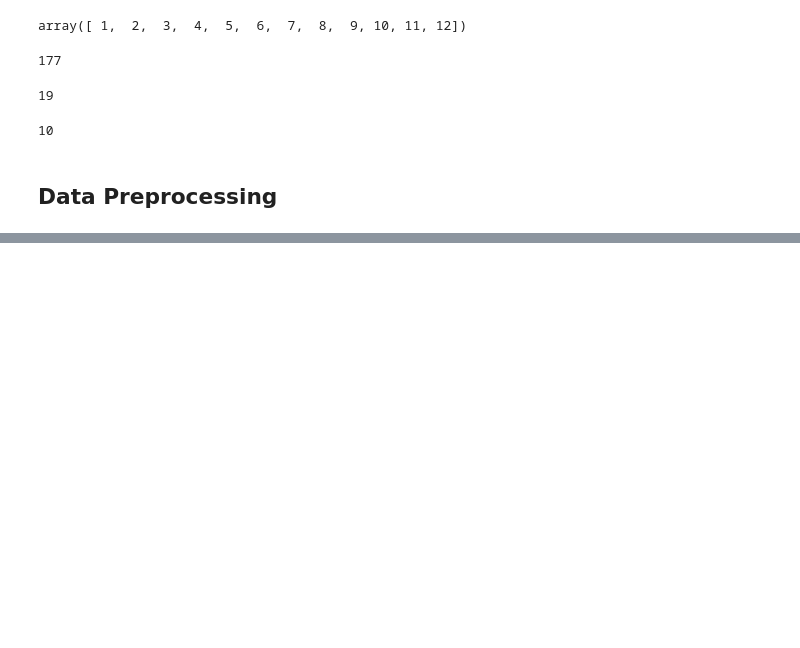
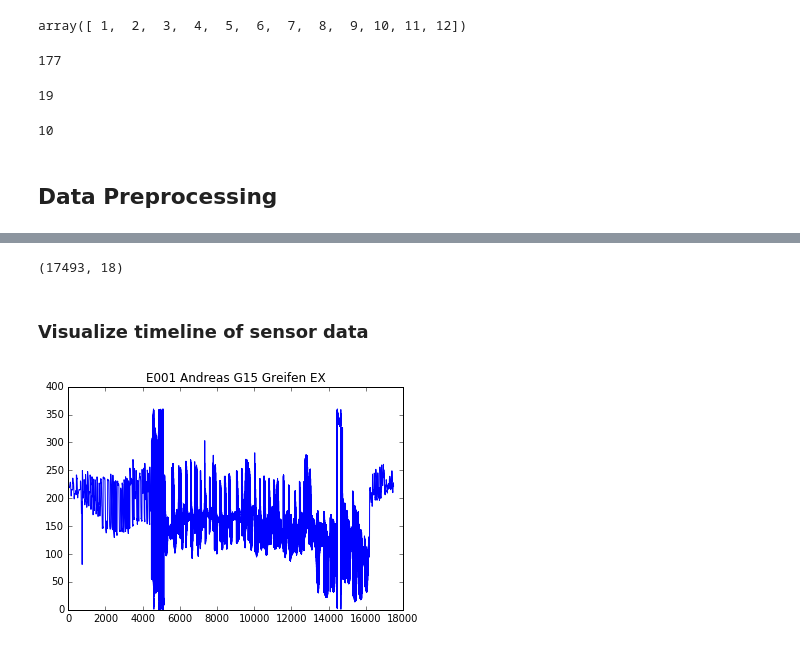
Before and after one commit to Make-O-Matic/MOM-Engine, a Jupyter notebook: data_preprocess.ipynb, the cells around one changed output, grey strips where cells are left out. Saved outputs shown, nothing was run; the diff lists cells and outputs as text; code cells hidden in the pictures; blank space fills up the shorter version.

Commit message:
data query + first time series plot

```diff
--- a/data_preprocess.ipynb
+++ b/data_preprocess.ipynb
@@ -142,0 +157,12 @@ len(data['Host-ID'].unique())
+# %%
+# remove rows that are not needed:
+# all where Gesture-ID is NaN  (implies 'Mutation/HandIsActive' == False and Host is NaN)
+
+data.dropna(axis=0, subset=['Gesture-ID'], inplace=True)
+# %%
+# remove columns that we don#t need
+# to be ignored as communicated by MOM
+cols_to_remove = ['Trainset-ID','USERINPUT', 'HANDINGLOVE', 'Observer-ID','Collector-ID','Host/Spot-ID','RFID-ID',
+                 ' Mutation/HandIsActive']
+#TODO check Host/Spot-ID, Mutation
+data.drop(cols_to_remove,inplace=True,axis=1)
@@ -149,0 +207,23 @@ len(data['Host-ID'].unique())
+# %%
+exp = 'E001'
+subject = 'Andreas'
+gesture = 'G15'
+mydata = data.query('Experiment==@exp and Subject==@subject and Gesture==@gesture')
+mydata.shape
+# %% [output]
+(17493, 18)
+# %% [markdown]
+### Visualize timeline of sensor data
+# %%
+def myplot(var):
+    y = mydata[var]
+    x = range(len(y))
+    plt.plot(x, y)
+    title = "%s %s %s %s %s" % (exp,subject,gesture,gesture_name(gesture),var)
+    plt.title(title)
+    #plt.show()
+# %%
+var = 'EX'
+myplot(var)
+# %% [output]
+[figure, added]
```
Also changed, not shown: parts of 22 cells of this notebook.
